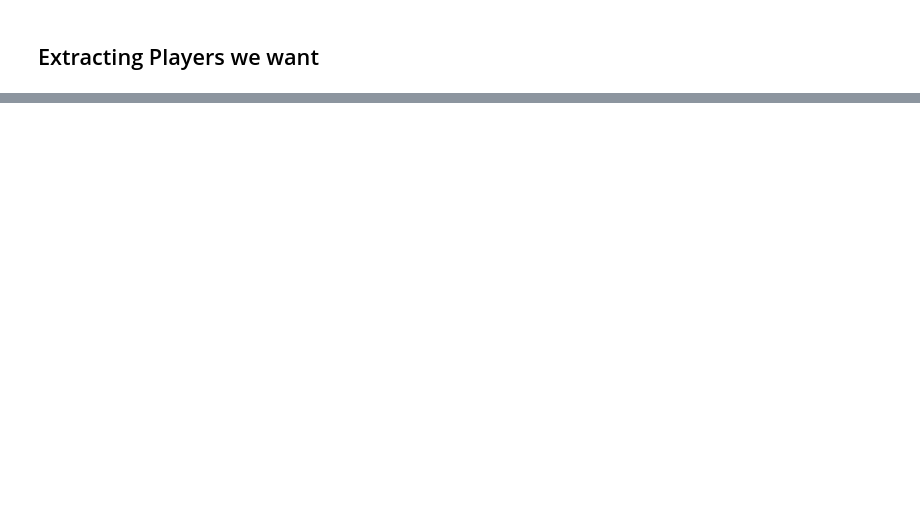
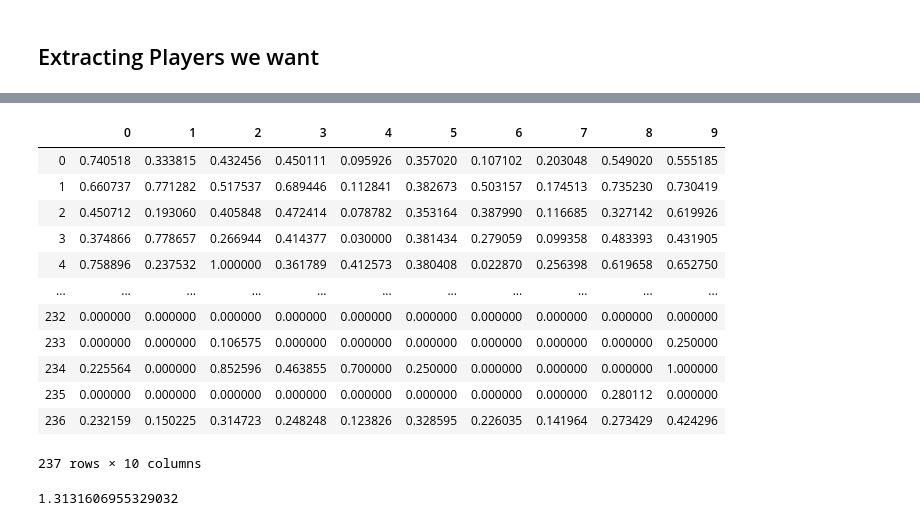
Before and after one commit to benrogers31/Finding_Avg_NBA_Player, a Jupyter notebook: Single_Player_Scrape.ipynb, the cells around one changed output, grey strips where cells are left out. Drawn from its saved outputs; the diff is of its cells as text; code cells hidden in the pictures; blank space fills up the shorter version.

```diff
--- a/Single_Player_Scrape.ipynb
+++ b/Single_Player_Scrape.ipynb
@@ -103,6 +106,10 @@ tor_players_df['GP'].mean()
 # %%
 #Only stroing players that have played over 50 games for the raptors
-tor_players_df =  tor_players_df.loc[tor_players_df['GP']>50]
+tor_players_df = tor_players_df.sort_values(by=['GP'],ascending=False)
+#tor_players_df =  tor_players_df.loc[tor_players_df['GP']>50]
 
-tor_players_df.mean()
+names = tor_players_df['PLAYER']
+#tor_players_df
+tor_players_df .loc[(tor_players_df ['PLAYER'] == 'Malcolm Miller')]
+# tor_players_df
 # %% [output]
@@ -125,0 +119,9 @@ dtype: float64
+# %%
+#here we are going to take the stats that are important for our comparisons
+#tor_players_df = tor_players_df[['PLAYER','PTS', 'AST', 'REB', 'STL','BLK','TS','3PAr', 'FTr','TOV','PF'] ]
+
+df_tor_numbers = tor_players_df[['PTS', 'AST', 'REB', 'STL','BLK','TS','3PAr', 'FTr','TOV','PF']]
+avg_player = df_tor_numbers.mean()
+
+
+avg_player
@@ -125,0 +150,12 @@ dtype: float64
+# %%
+#Firsr we have to append the mean average player to a dataframe
+avg_player_df = pd.DataFrame([avg_player])
+df_to_normalize = pd.concat([df_tor_numbers,avg_player_df])
+# %%
+#now we have to normalize the data
+x = df_to_normalize.values #returns a numpy array
+min_max_scaler = pre.MinMaxScaler()
+x_scaled = min_max_scaler.fit_transform(x)
+df_normalized_data = pd.DataFrame(x_scaled)
+
+df_normalized_data.iloc[115]
@@ -125,0 +174,30 @@ dtype: float64
+# %%
+#here we are splitting the normalized data back into 2 dataframes
+# df_players = df_normalized_data.iloc[:115]
+# df_avg = df_normalized_data.iloc[115]
+
+df_normalized_data
+# %% [output]
+|  | 0 | 1 | 2 | 3 | 4 | 5 | 6 | 7 | 8 | 9 |
+| 0 | 0.740518 | 0.333815 | 0.432456 | 0.450111 | 0.095926 | 0.357020 | 0.107102 | 0.203048 | 0.549020 | 0.555185 |
+| 1 | 0.660737 | 0.771282 | 0.517537 | 0.689446 | 0.112841 | 0.382673 | 0.503157 | 0.174513 | 0.735230 | 0.730419 |
+| 2 | 0.450712 | 0.193060 | 0.405848 | 0.472414 | 0.078782 | 0.353164 | 0.387990 | 0.116685 | 0.327142 | 0.619926 |
+| 3 | 0.374866 | 0.778657 | 0.266944 | 0.414377 | 0.030000 | 0.381434 | 0.279059 | 0.099358 | 0.483393 | 0.431905 |
+| 4 | 0.758896 | 0.237532 | 1.000000 | 0.361789 | 0.412573 | 0.380408 | 0.022870 | 0.256398 | 0.619658 | 0.652750 |
+| ... | ... | ... | ... | ... | ... | ... | ... | ... | ... | ... |
+| 232 | 0.000000 | 0.000000 | 0.000000 | 0.000000 | 0.000000 | 0.000000 | 0.000000 | 0.000000 | 0.000000 | 0.000000 |
+| 233 | 0.000000 | 0.000000 | 0.106575 | 0.000000 | 0.000000 | 0.000000 | 0.000000 | 0.000000 | 0.000000 | 0.250000 |
+| 234 | 0.225564 | 0.000000 | 0.852596 | 0.463855 | 0.700000 | 0.250000 | 0.000000 | 0.000000 | 0.000000 | 1.000000 |
+| 235 | 0.000000 | 0.000000 | 0.000000 | 0.000000 | 0.000000 | 0.000000 | 0.000000 | 0.000000 | 0.280112 | 0.000000 |
+| 236 | 0.232159 | 0.150225 | 0.314723 | 0.248248 | 0.123826 | 0.328595 | 0.226035 | 0.141964 | 0.273429 | 0.424296 |
+237 rows × 10 columns
+# %%
+
+#distance.cdist(df_normalized_data.iloc[115], df_normalized_data.iloc[1], 'euclidean')
+
+mans = distance.euclidean(df_normalized_data.iloc[115],df_normalized_data.iloc[0])
+mans2 = 1 - distance.cosine(df_normalized_data.iloc[115],df_normalized_data.iloc[1])
+list(names).index('Kyle Lowry')
+mans
+# %% [output]
+1.3131606955329032
```
Also changed, not shown: parts of 18 cells of this notebook.
